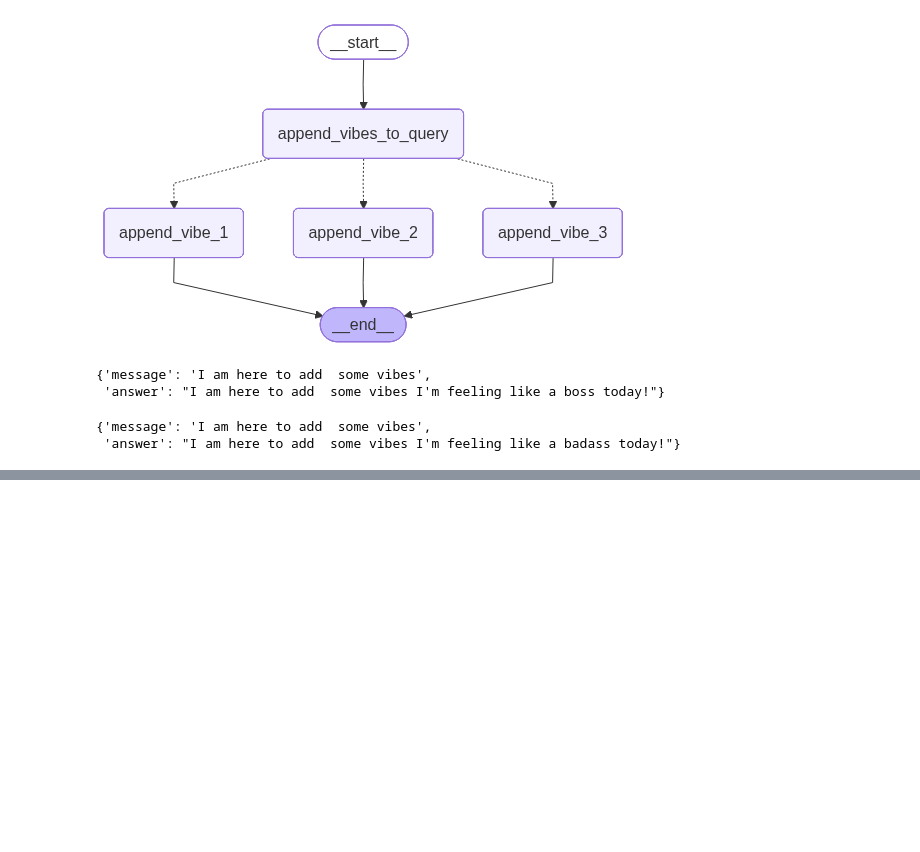
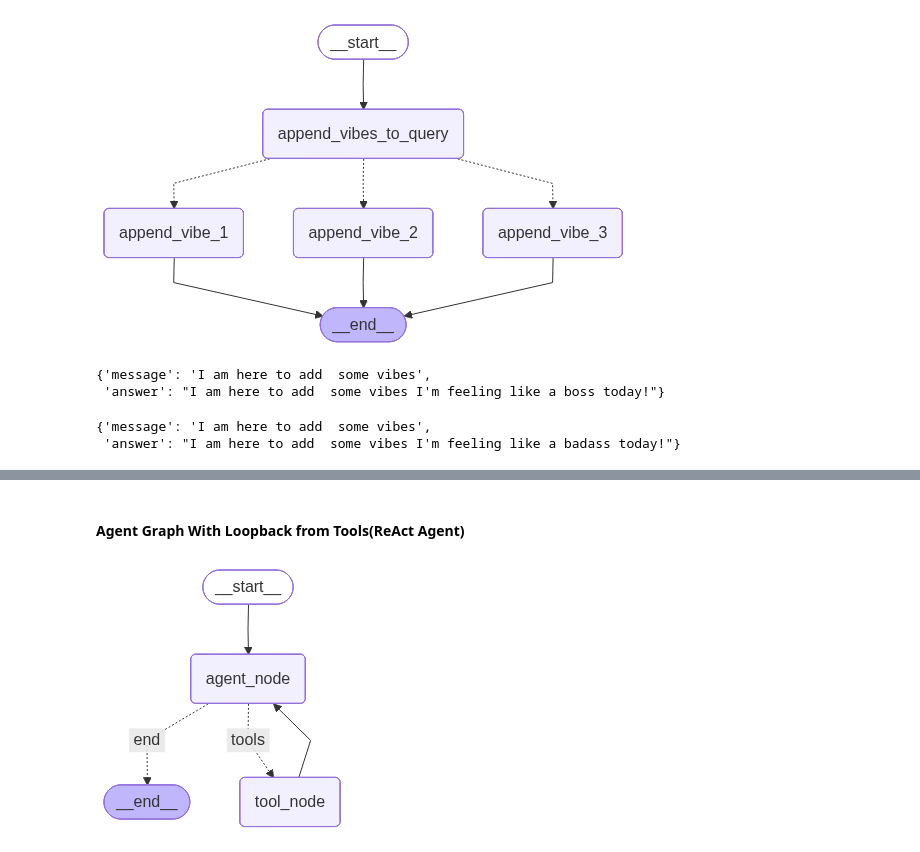
Before and after one commit to camilochaves10/retrieval_recommendation, a Jupyter notebook: notebooks/week_3/01-LangrGraph-Intro.ipynb, the cells around one changed output, grey strips where cells are left out. Saved outputs shown, nothing was run; the diff lists cells and outputs as text; code cells hidden in the pictures; blank space fills up the shorter version.

```diff
--- a/notebooks/week_3/01-LangrGraph-Intro.ipynb
+++ b/notebooks/week_3/01-LangrGraph-Intro.ipynb
@@ -165,0 +347,2 @@ result
+# %% [markdown]
+<h4> Agent Graph With Loopback from Tools(ReAct Agent) </h4>
@@ -165,0 +426,43 @@ result
+# %%
+def tool_router(state: State) ->str:
+#Decide whether to continue or end"""
+    if state.iteration > 1:
+        return "end"
+    elif len(state.tool_calls) > 0:
+            return "tools"
+    else:
+        return "end"
+# %%
+workflow = StateGraph(State)
+
+tools = [append_vibes]
+tool_node = ToolNode(tools)
+tool_descriptions = get_tool_descriptions(tools)
+
+
+workflow.add_node("agent_node", agent_node)
+workflow.add_node("tool_node", tool_node)
+
+workflow.add_edge(START, "agent_node")
+
+
+workflow.add_conditional_edges(
+    "agent_node",
+    tool_router,
+    {
+        "tools": "tool_node",
+        "end": END
+    }
+
+)
+
+workflow.add_edge("tool_node", "agent_node")
+
+
+
+
+graph = workflow.compile()
+# %%
+display(Image(graph.get_graph().draw_mermaid_png()))
+# %% [output]
+[figure, added]
```
Also changed, not shown: parts of 23 cells of this notebook, 2 other files.
